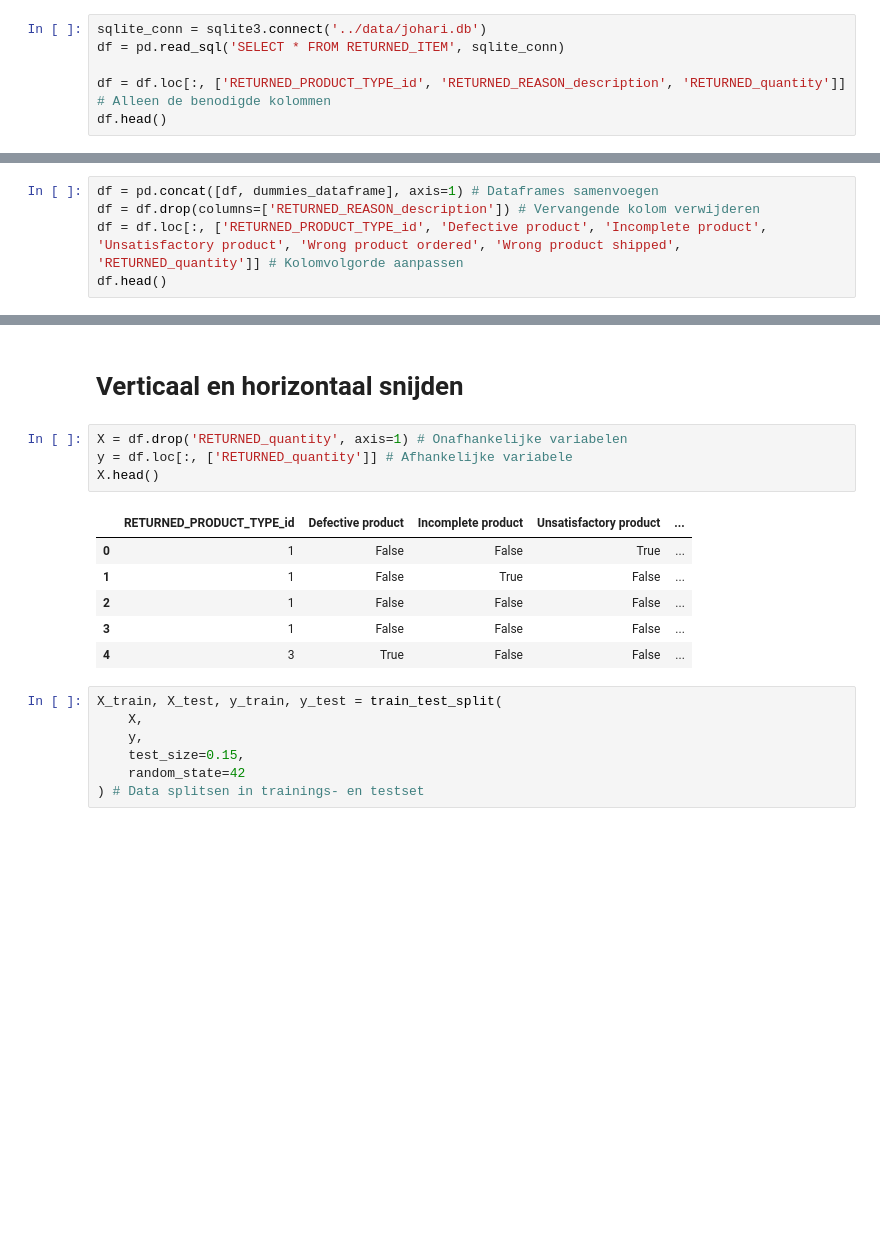
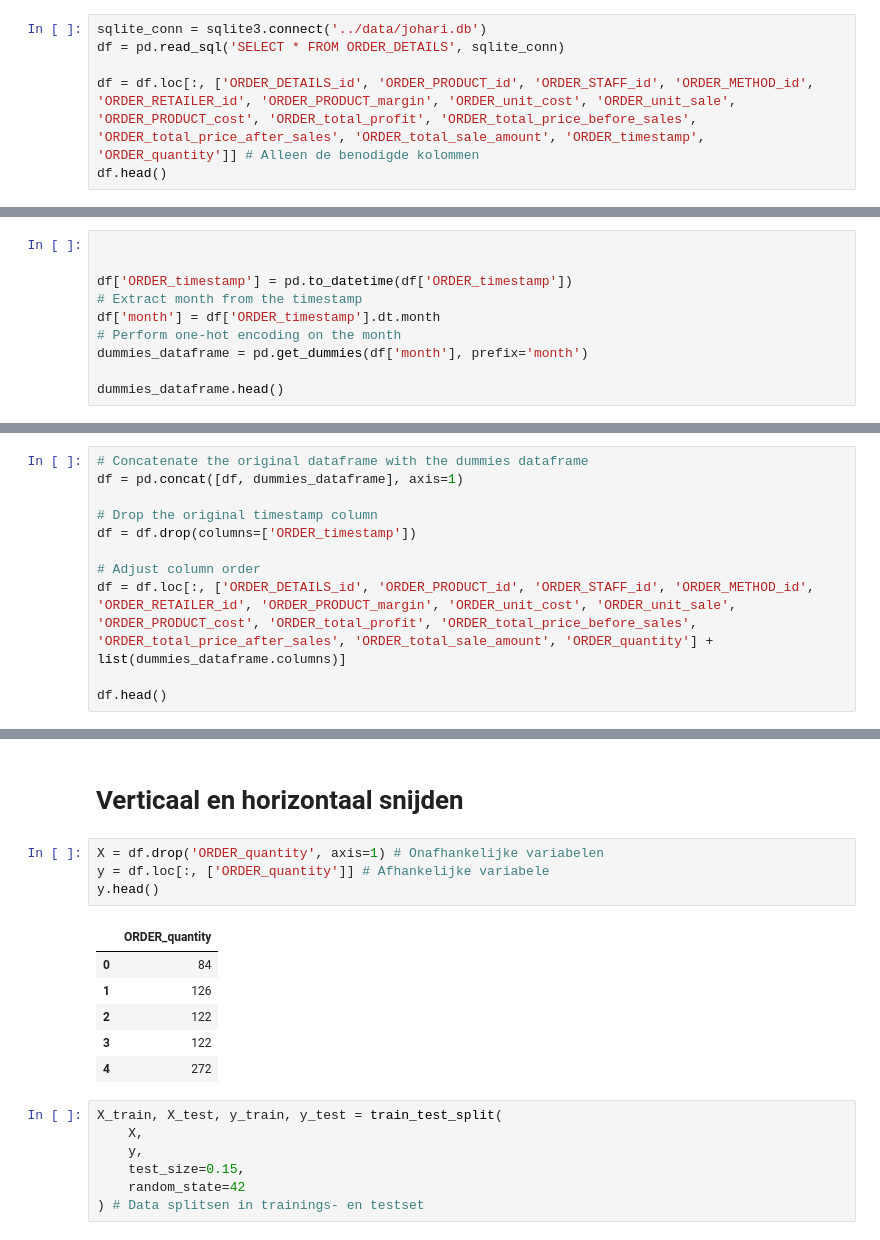
Before and after one commit to NoahGram/Johari_Venster, a Jupyter notebook: week_8/src/PR8-1.ipynb, the cells around one changed output, grey strips where cells are left out. Cells and saved outputs as stored; diff of their text form; blank space fills up the shorter version.

```diff
--- a/week_8/src/PR8-1.ipynb
+++ b/week_8/src/PR8-1.ipynb
@@ -38,7 +19,7 @@ df.to_sql('RETURNED_ITEM', con=sqlite_conn, if_exists='replace', index=False)
 # %%
 sqlite_conn = sqlite3.connect('../data/johari.db')
-df = pd.read_sql('SELECT * FROM RETURNED_ITEM', sqlite_conn)
+df = pd.read_sql('SELECT * FROM ORDER_DETAILS', sqlite_conn)
 
-df = df.loc[:, ['RETURNED_PRODUCT_TYPE_id', 'RETURNED_REASON_description', 'RETURNED_quantity']] # Alleen de benodigde kolommen
+df = df.loc[:, ['ORDER_DETAILS_id', 'ORDER_PRODUCT_id', 'ORDER_STAFF_id', 'ORDER_METHOD_id', 'ORDER_RETAILER_id', 'ORDER_PRODUCT_margin', 'ORDER_unit_cost', 'ORDER_unit_sale', 'ORDER_PRODUCT_cost', 'ORDER_total_profit', 'ORDER_total_price_before_sales', 'ORDER_total_price_after_sales', 'ORDER_total_sale_amount', 'ORDER_timestamp', 'ORDER_quantity']] # Alleen de benodigde kolommen
 df.head()
 # %% [output]
@@ -64,5 +33,0 @@ dummies_dataframe.head()
-# %%
-df = pd.concat([df, dummies_dataframe], axis=1) # Dataframes samenvoegen
-df = df.drop(columns=['RETURNED_REASON_description']) # Vervangende kolom verwijderen
-df = df.loc[:, ['RETURNED_PRODUCT_TYPE_id', 'Defective product', 'Incomplete product', 'Unsatisfactory product', 'Wrong product ordered', 'Wrong product shipped', 'RETURNED_quantity']] # Kolomvolgorde aanpassen
-df.head()
@@ -75,0 +34,10 @@ df.head()
+# %%
+
+
+df['ORDER_timestamp'] = pd.to_datetime(df['ORDER_timestamp'])
+# Extract month from the timestamp
+df['month'] = df['ORDER_timestamp'].dt.month
+# Perform one-hot encoding on the month
+dummies_dataframe = pd.get_dummies(df['month'], prefix='month')
+
+dummies_dataframe.head()
@@ -75,0 +51,11 @@ df.head()
+# %%
+# Concatenate the original dataframe with the dummies dataframe
+df = pd.concat([df, dummies_dataframe], axis=1)
+
+# Drop the original timestamp column
+df = df.drop(columns=['ORDER_timestamp'])
+
+# Adjust column order
+df = df.loc[:, ['ORDER_DETAILS_id', 'ORDER_PRODUCT_id', 'ORDER_STAFF_id', 'ORDER_METHOD_id', 'ORDER_RETAILER_id', 'ORDER_PRODUCT_margin', 'ORDER_unit_cost', 'ORDER_unit_sale', 'ORDER_PRODUCT_cost', 'ORDER_total_profit', 'ORDER_total_price_before_sales', 'ORDER_total_price_after_sales', 'ORDER_total_sale_amount', 'ORDER_quantity'] + list(dummies_dataframe.columns)]
+
+df.head()
@@ -76,16 +70,16 @@ df.head()
 # %% [markdown]
 # Verticaal en horizontaal snijden
 # %%
-X = df.drop('RETURNED_quantity', axis=1) # Onafhankelijke variabelen
-y = df.loc[:, ['RETURNED_quantity']] # Afhankelijke variabele
-X.head()
+X = df.drop('ORDER_quantity', axis=1) # Onafhankelijke variabelen
+y = df.loc[:, ['ORDER_quantity']] # Afhankelijke variabele
+y.head()
 # %% [output]
-|  | RETURNED_PRODUCT_TYPE_id | Defective product | Incomplete product | Unsatisfactory product | ... |
-| 0 | 1 | False | False | True | ... |
-| 1 | 1 | False | True | False | ... |
-| 2 | 1 | False | False | False | ... |
-| 3 | 1 | False | False | False | ... |
-| 4 | 3 | True | False | False | ... |
+|  | ORDER_quantity |
+| 0 | 84 |
+| 1 | 126 |
+| 2 | 122 |
+| 3 | 122 |
+| 4 | 272 |
 # %%
 X_train, X_test, y_train, y_test = train_test_split(
     X,
```
Also changed, not shown: parts of 14 cells of this notebook.
